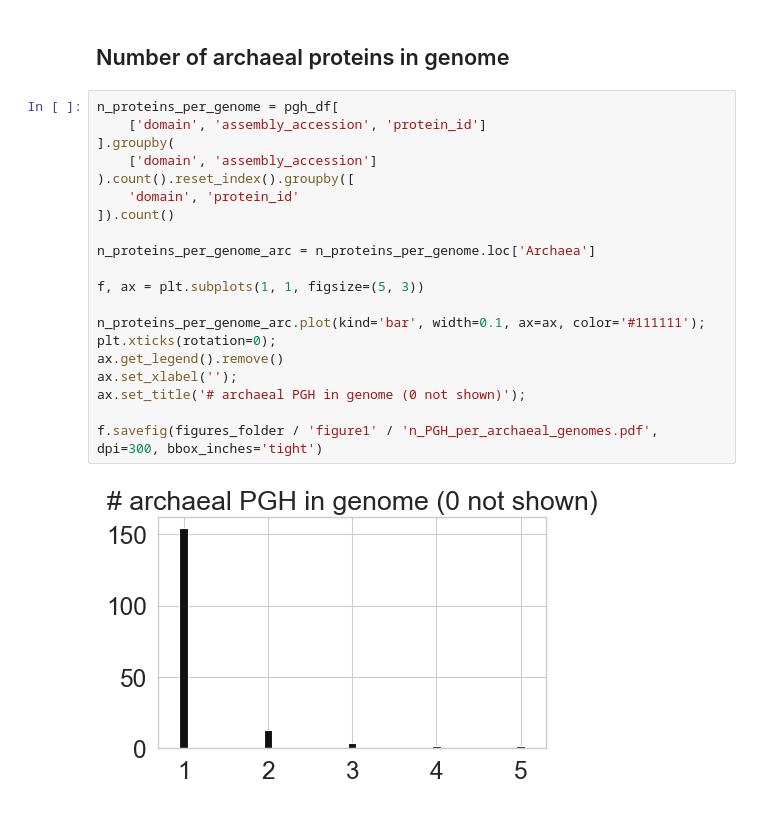
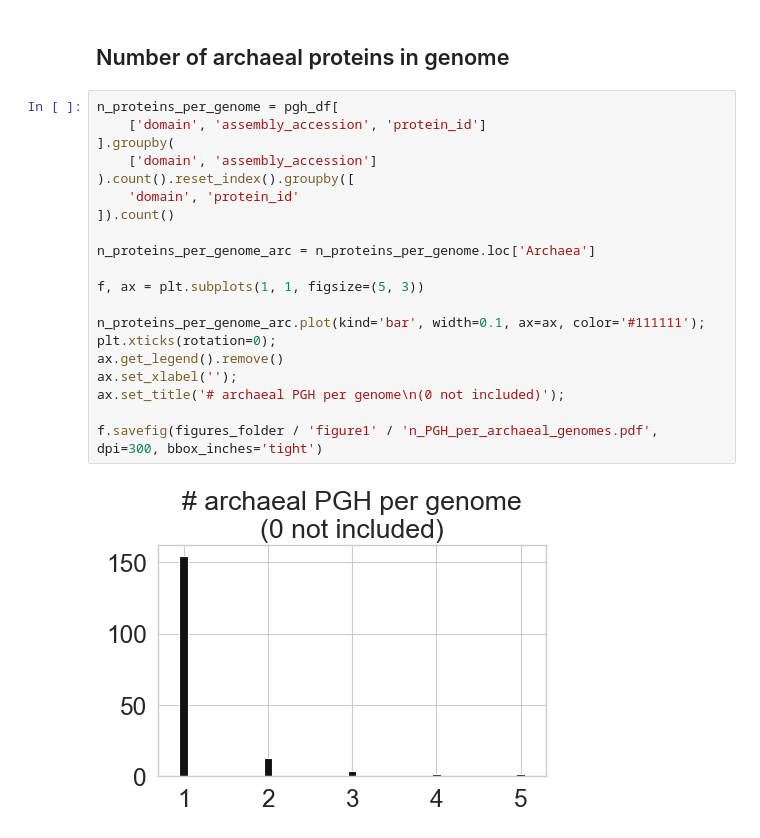
Before and after one commit to srom/archaea-vs-bacteria, a Jupyter notebook: notebook/figure1.ipynb, the cells around one changed output. Saved outputs shown, nothing was run; the diff lists cells and outputs as text.

Commit message:
Legend

```diff
--- a/notebook/figure1.ipynb
+++ b/notebook/figure1.ipynb
@@ -479,22 +479,22 @@ f.savefig(figures_folder / 'figure1' / 'pgh_abundance_genomes_raw.pdf', dpi=300)
 # %%
 n_proteins_per_genome = pgh_df[
     ['domain', 'assembly_accession', 'protein_id']
 ].groupby(
     ['domain', 'assembly_accession']
 ).count().reset_index().groupby([
     'domain', 'protein_id'
 ]).count()
 
 n_proteins_per_genome_arc = n_proteins_per_genome.loc['Archaea']
 
 f, ax = plt.subplots(1, 1, figsize=(5, 3))
 
 n_proteins_per_genome_arc.plot(kind='bar', width=0.1, ax=ax, color='#111111');
 plt.xticks(rotation=0);
 ax.get_legend().remove()
 ax.set_xlabel('');
-ax.set_title('# archaeal PGH in genome (0 not shown)');
+ax.set_title('# archaeal PGH per genome\n(0 not included)');
 
 f.savefig(figures_folder / 'figure1' / 'n_PGH_per_archaeal_genomes.pdf', dpi=300, bbox_inches='tight')
 # %% [output]
-[figure, old version]
+[figure, new version]
```
Also changed, not shown: 1 other file.
